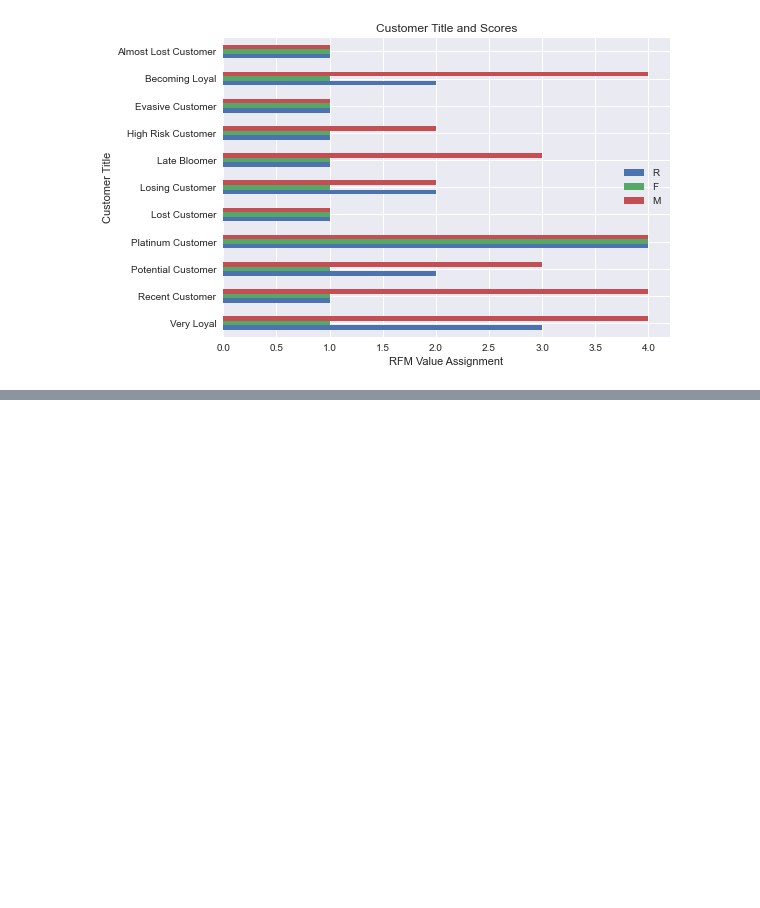
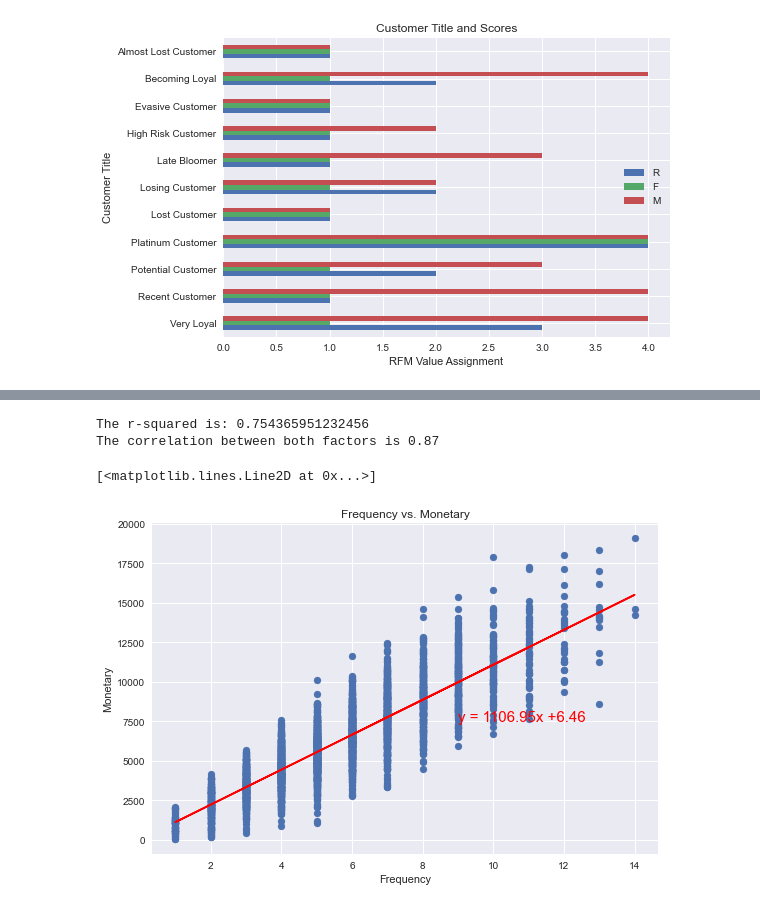
Before and after one commit to jeremychiaa/kpmg-virtual-internship, a Jupyter notebook: sprocket_script.ipynb, the cells around one changed output, grey strips where cells are left out. Drawn from its saved outputs; the diff is of its cells as text; code cells hidden in the pictures; blank space fills up the shorter version.

```diff
--- a/sprocket_script.ipynb
+++ b/sprocket_script.ipynb
@@ -592,0 +640,11 @@ plt.savefig("output/customer_title_and_scores.png")
+# %%
+# Visualise frequency vs monetary
+x_values = rfm.frequency
+y_values = rfm.monetary
+
+create_linear_regression_plot(x_values, y_values, "Frequency", "Monetary", (9, 7500), ylim=None)
+# %% [output]
+The r-squared is: 0.754365951232456
+The correlation between both factors is 0.87
+[<matplotlib.lines.Line2D at 0x...>]
+[figure, added]
```
Also changed, not shown: parts of 4 cells of this notebook, 3 other files.
